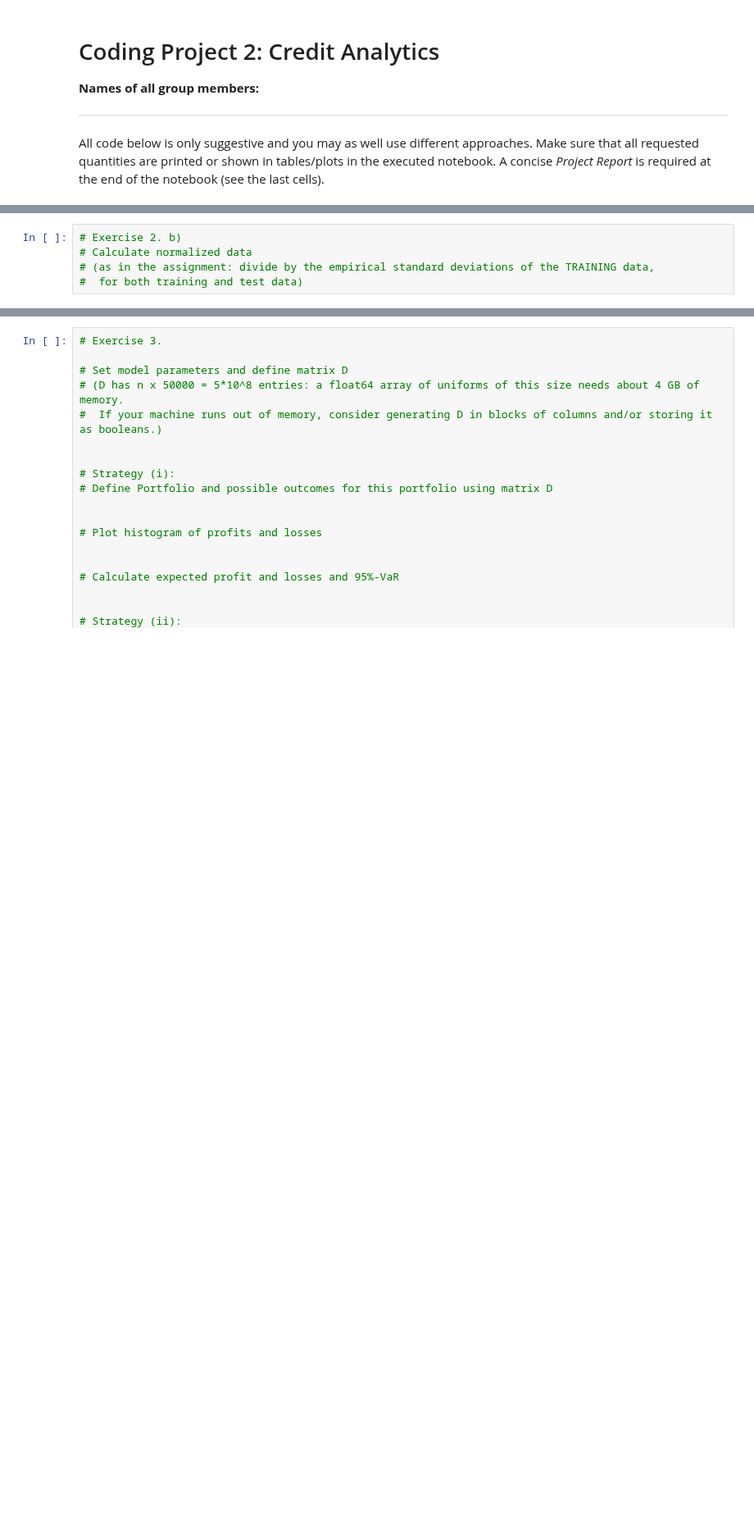
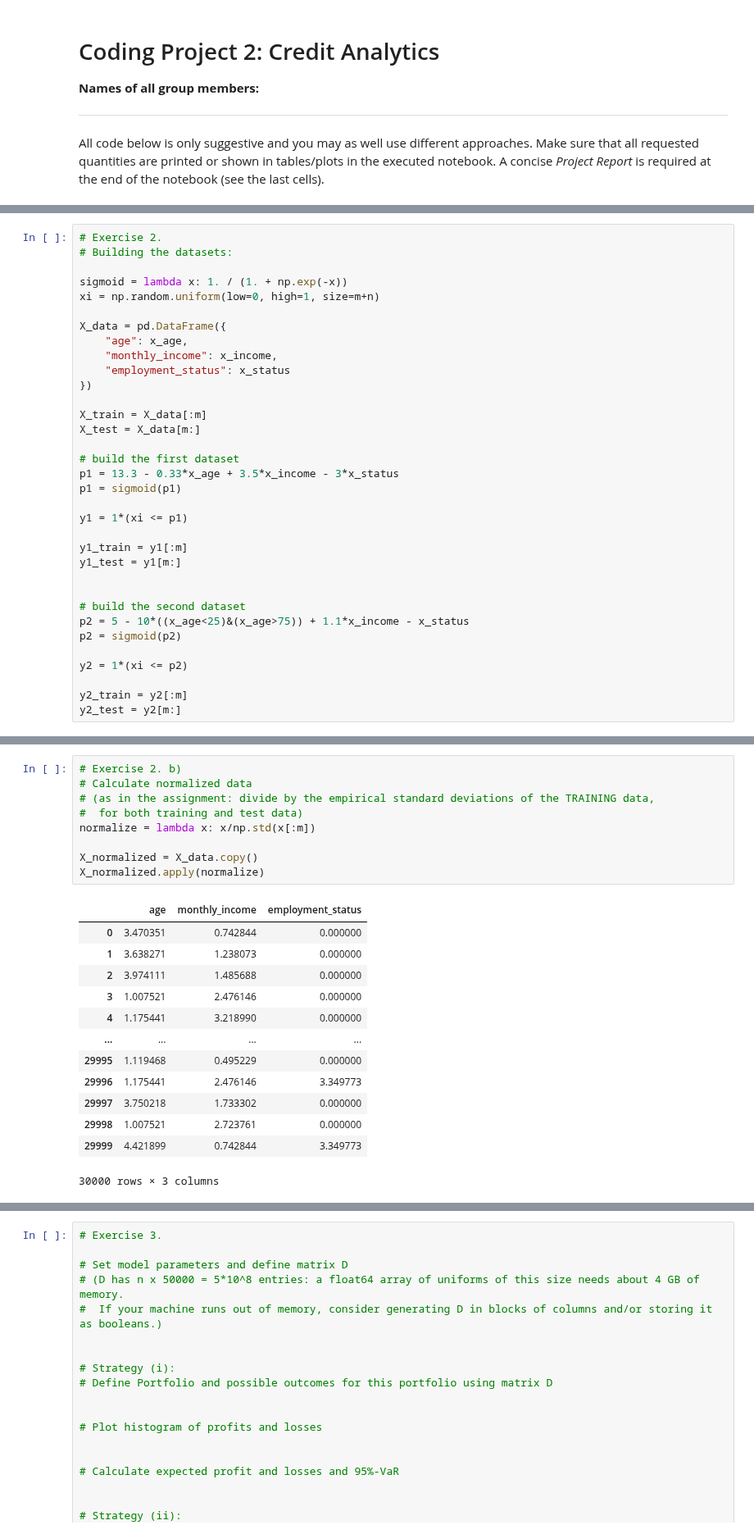
Before and after one commit to clorc/mlfi_projects_hs26, a Jupyter notebook: proj_2_credit_analytics/Project2_2026_Template.ipynb, the cells around one changed output, grey strips where cells are left out. Shown at 82% size. Saved outputs shown, nothing was run; the diff lists cells and outputs as text; blank space fills up the shorter version.

```diff
--- a/proj_2_credit_analytics/Project2_2026_Template.ipynb
+++ b/proj_2_credit_analytics/Project2_2026_Template.ipynb
@@ -37,3 +46,37 @@ sigmoid = lambda x: 1. / (1. + np.exp(-x))
+# %%
+# Exercise 2.
+# Building the datasets:
+
+sigmoid = lambda x: 1. / (1. + np.exp(-x))
+xi = np.random.uniform(low=0, high=1, size=m+n)
+
+X_data = pd.DataFrame({
+    "age": x_age,
+    "monthly_income": x_income,
+    "employment_status": x_status
+})
+
+X_train = X_data[:m]
+X_test = X_data[m:]
+
+# build the first dataset
+p1 = 13.3 - 0.33*x_age + 3.5*x_income - 3*x_status
+p1 = sigmoid(p1)
+
+y1 = 1*(xi <= p1)
+
+y1_train = y1[:m]
+y1_test = y1[m:]
+
+
+# build the second dataset
+p2 = 5 - 10*((x_age<25)&(x_age>75)) + 1.1*x_income - x_status
+p2 = sigmoid(p2)
+
+y2 = 1*(xi <= p2)
+
+y2_train = y2[:m]
+y2_test = y2[m:]
 # %%
 # Exercise 2. a)
 from sklearn.linear_model import LogisticRegression
@@ -50,8 +108,26 @@ from sklearn.metrics import log_loss
 # %%
 # Exercise 2. b)
 # Calculate normalized data
 # (as in the assignment: divide by the empirical standard deviations of the TRAINING data,
 #  for both training and test data)
+normalize = lambda x: x/np.std(x[:m])
+
+X_normalized = X_data.copy()
+X_normalized.apply(normalize)
+# %% [output]
+|  | age | monthly_income | employment_status |
+| 0 | 3.470351 | 0.742844 | 0.000000 |
+| 1 | 3.638271 | 1.238073 | 0.000000 |
+| 2 | 3.974111 | 1.485688 | 0.000000 |
+| 3 | 1.007521 | 2.476146 | 0.000000 |
+| 4 | 1.175441 | 3.218990 | 0.000000 |
+| ... | ... | ... | ... |
+| 29995 | 1.119468 | 0.495229 | 0.000000 |
+| 29996 | 1.175441 | 2.476146 | 3.349773 |
+| 29997 | 3.750218 | 1.733302 | 0.000000 |
+| 29998 | 1.007521 | 2.723761 | 0.000000 |
+| 29999 | 4.421899 | 0.742844 | 3.349773 |
+30000 rows × 3 columns
 # %%
 # Exercise 2.b) (i) and (ii)
 from sklearn.svm import SVC
```
Also changed, not shown: parts of 9 cells of this notebook.
